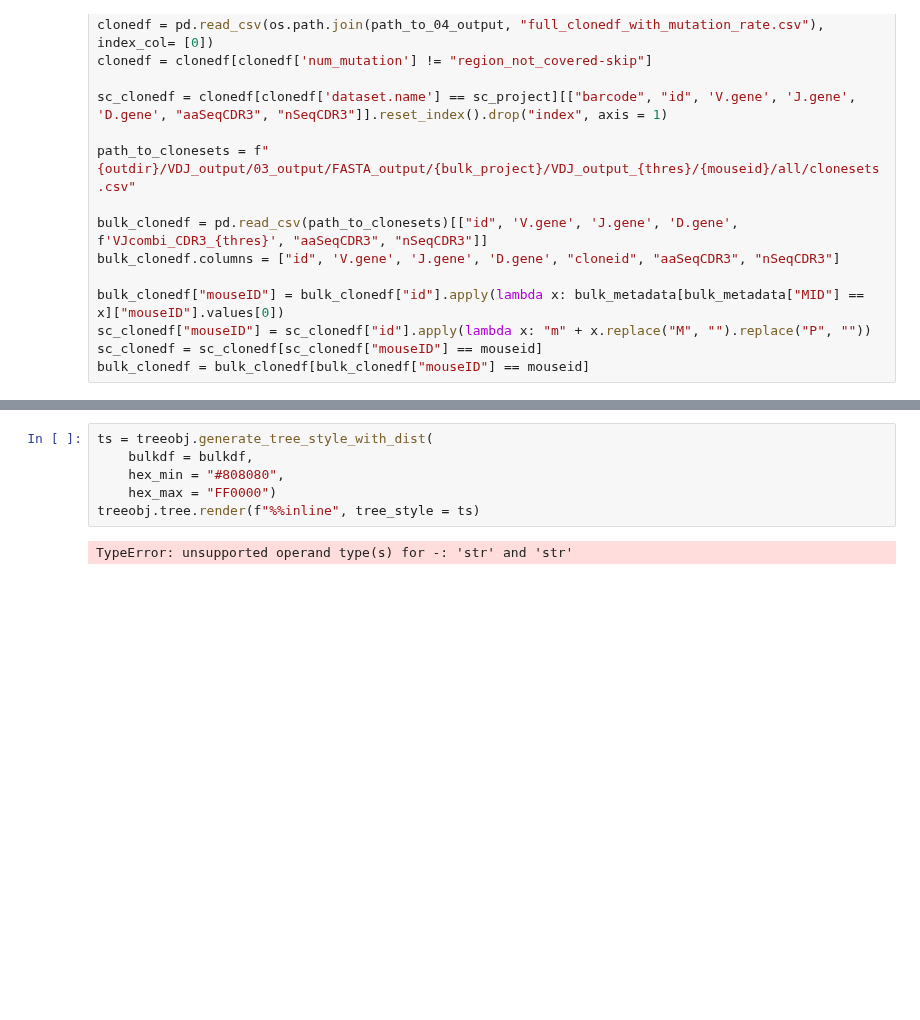
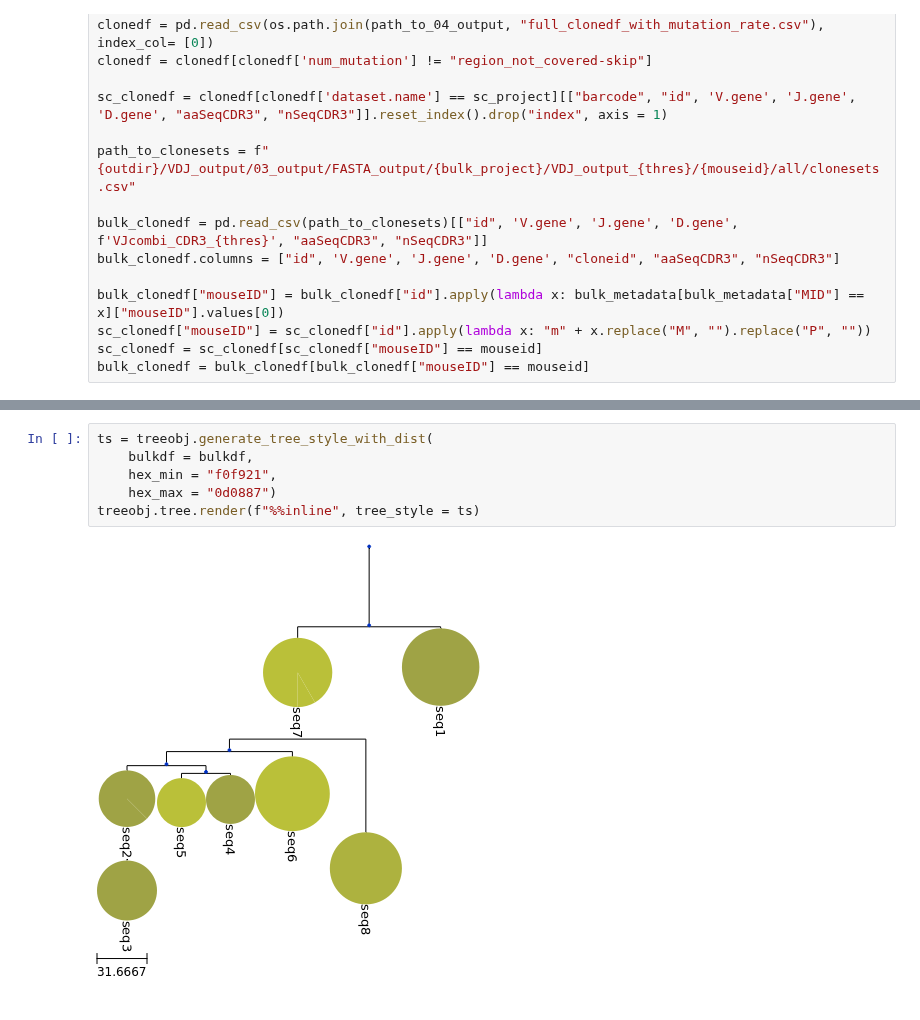
Before and after one commit to hieunguyen4193/sc_bulk_BCR_data_analysis, a Jupyter notebook: Tree06_single_cell_clones_and_bulk_trees_distance.ipynb, the cells around one changed output, grey strips where cells are left out. Saved outputs shown, nothing was run; the diff lists cells and outputs as text; blank space fills up the shorter version.

```diff
--- a/Tree06_single_cell_clones_and_bulk_trees_distance.ipynb
+++ b/Tree06_single_cell_clones_and_bulk_trees_distance.ipynb
@@ -109,8 +109,8 @@ bulkdf
 # %%
 ts = treeobj.generate_tree_style_with_dist(
     bulkdf = bulkdf,
-    hex_min = "#808080",
-    hex_max = "FF0000")
+    hex_min = "f0f921",
+    hex_max = "0d0887")
 treeobj.tree.render(f"%%inline", tree_style = ts)
 # %% [output]
-TypeError: unsupported operand type(s) for -: 'str' and 'str'
+[figure, added]
```
Also changed, not shown: 1 other file.
